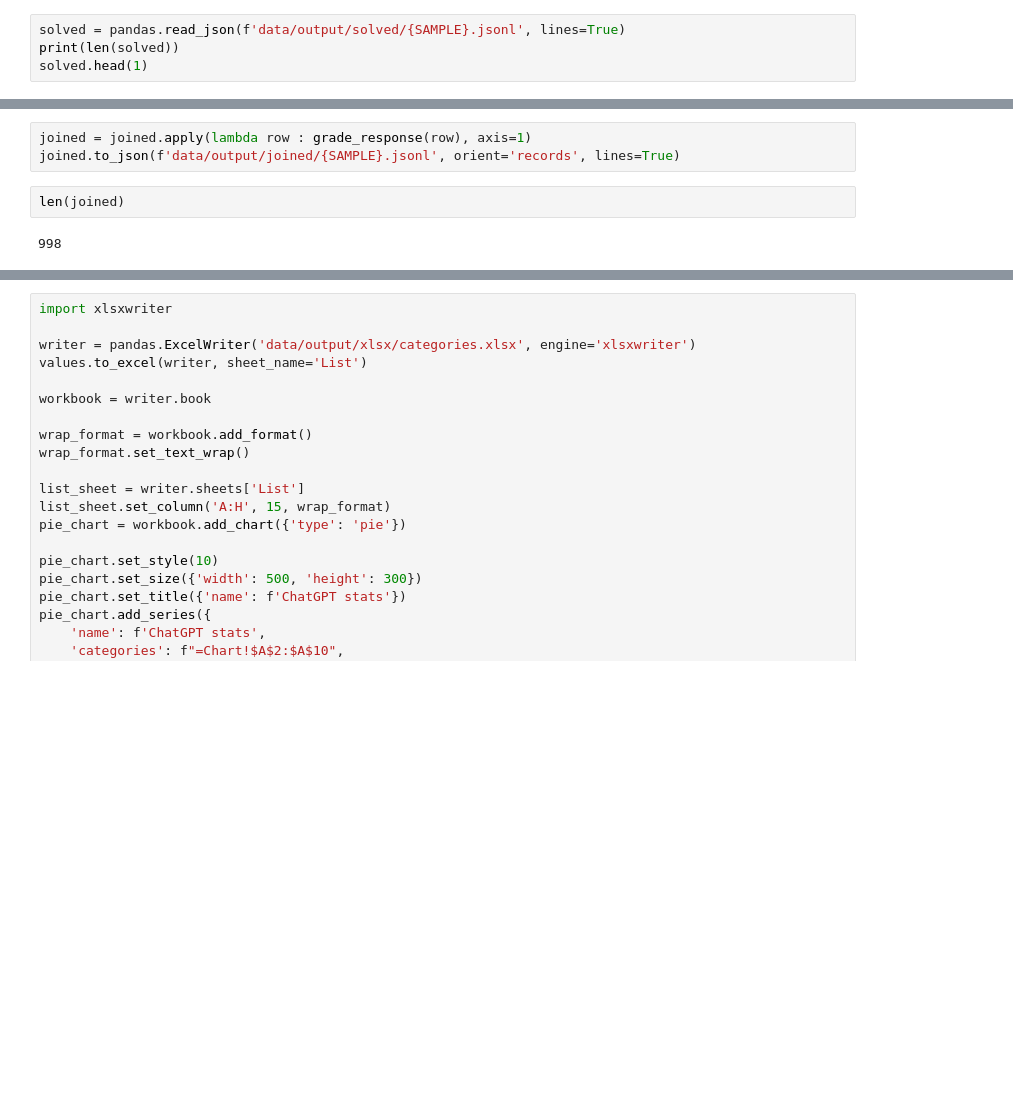
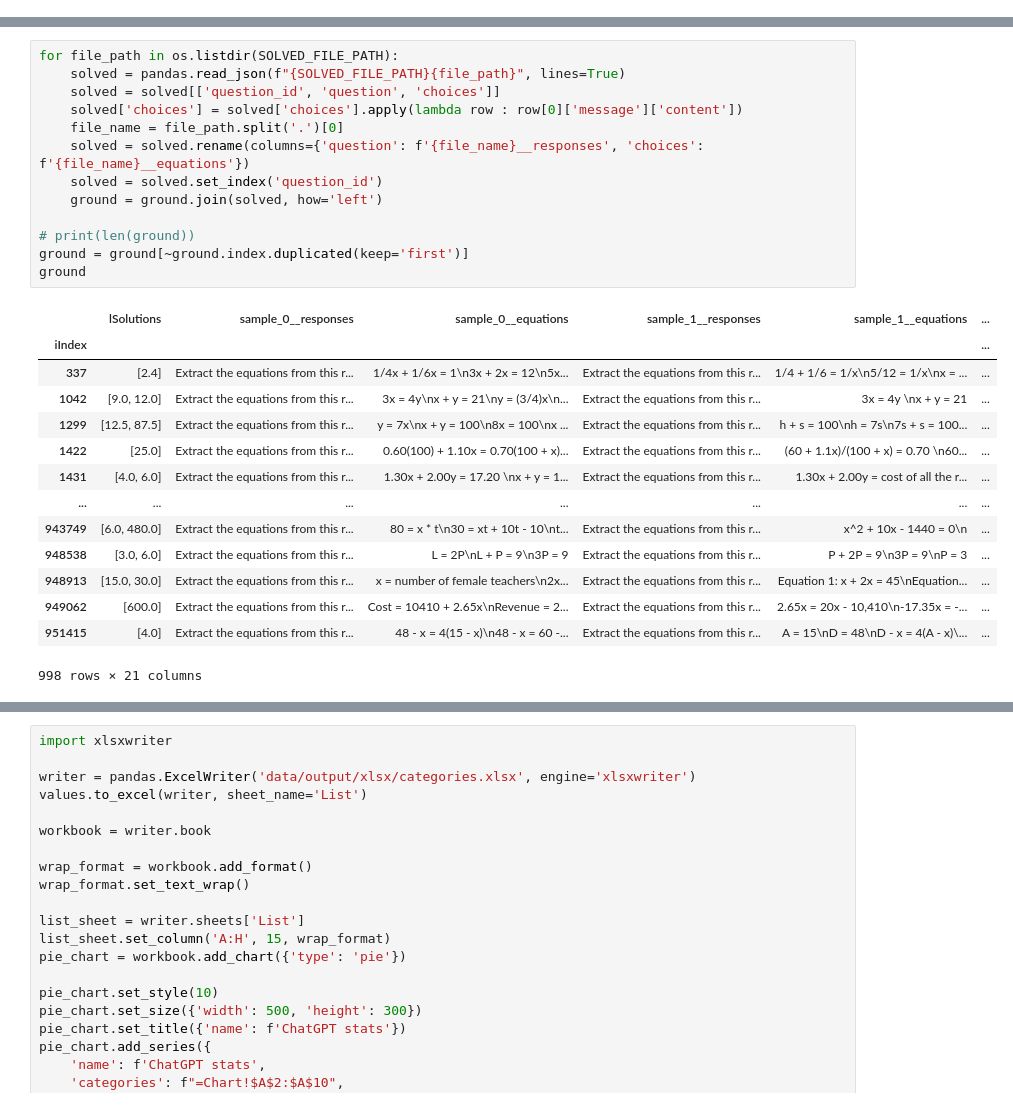
Before and after one commit to hwelsters/internal-consistency, a Jupyter notebook: 06-03-2023/categorize.ipynb, the cells around one changed output, grey strips where cells are left out. Cells and saved outputs as stored; diff of their text form; blank space fills up the shorter version.

```diff
--- a/06-03-2023/categorize.ipynb
+++ b/06-03-2023/categorize.ipynb
@@ -15,4 +19,0 @@ ground.head(1)
-# %%
-solved = pandas.read_json(f'data/output/solved/{SAMPLE}.jsonl', lines=True)
-print(len(solved))
-solved.head(1)
@@ -111,8 +20,29 @@ def grade_response(row):
-# %%
-joined = joined.apply(lambda row : grade_response(row), axis=1)
-joined.to_json(f'data/output/joined/{SAMPLE}.jsonl', orient='records', lines=True)
-# %%
-len(joined)
-# %% [output]
-998
+# %%
+for file_path in os.listdir(SOLVED_FILE_PATH):
+    solved = pandas.read_json(f"{SOLVED_FILE_PATH}{file_path}", lines=True)
+    solved = solved[['question_id', 'question', 'choices']]
+    solved['choices'] = solved['choices'].apply(lambda row : row[0]['message']['content'])
+    file_name = file_path.split('.')[0]
+    solved = solved.rename(columns={'question': f'{file_name}__responses', 'choices': f'{file_name}__equations'})
+    solved = solved.set_index('question_id')
+    ground = ground.join(solved, how='left')
+
+# print(len(ground))
+ground = ground[~ground.index.duplicated(keep='first')]
+ground
+# %% [output]
+|  | lSolutions | sample_0__responses | sample_0__equations | sample_1__responses | sample_1__equations | ... |
+| iIndex |  |  |  |  |  | ... |
+| 337 | [2.4] | Extract the equations from this r... | 1/4x + 1/6x = 1\n3x + 2x = 12\n5x... | Extract the equations from this r... | 1/4 + 1/6 = 1/x\n5/12 = 1/x\nx = ... | ... |
+| 1042 | [9.0, 12.0] | Extract the equations from this r... | 3x = 4y\nx + y = 21\ny = (3/4)x\n... | Extract the equations from this r... | 3x = 4y \nx + y = 21 | ... |
+| 1299 | [12.5, 87.5] | Extract the equations from this r... | y = 7x\nx + y = 100\n8x = 100\nx ... | Extract the equations from this r... | h + s = 100\nh = 7s\n7s + s = 100... | ... |
+| 1422 | [25.0] | Extract the equations from this r... | 0.60(100) + 1.10x = 0.70(100 + x)... | Extract the equations from this r... | (60 + 1.1x)/(100 + x) = 0.70 \n60... | ... |
+| 1431 | [4.0, 6.0] | Extract the equations from this r... | 1.30x + 2.00y = 17.20 \nx + y = 1... | Extract the equations from this r... | 1.30x + 2.00y = cost of all the r... | ... |
+| ... | ... | ... | ... | ... | ... | ... |
+| 943749 | [6.0, 480.0] | Extract the equations from this r... | 80 = x * t\n30 = xt + 10t - 10\nt... | Extract the equations from this r... | x^2 + 10x - 1440 = 0\n | ... |
+| 948538 | [3.0, 6.0] | Extract the equations from this r... | L = 2P\nL + P = 9\n3P = 9 | Extract the equations from this r... | P + 2P = 9\n3P = 9\nP = 3 | ... |
+| 948913 | [15.0, 30.0] | Extract the equations from this r... | x = number of female teachers\n2x... | Extract the equations from this r... | Equation 1: x + 2x = 45\nEquation... | ... |
+| 949062 | [600.0] | Extract the equations from this r... | Cost = 10410 + 2.65x\nRevenue = 2... | Extract the equations from this r... | 2.65x = 20x - 10,410\n-17.35x = -... | ... |
+| 951415 | [4.0] | Extract the equations from this r... | 48 - x = 4(15 - x)\n48 - x = 60 -... | Extract the equations from this r... | A = 15\nD = 48\nD - x = 4(A - x)\... | ... |
+998 rows × 21 columns
 # %%
```
Also changed, not shown: parts of 9 cells of this notebook, 2 other files.
